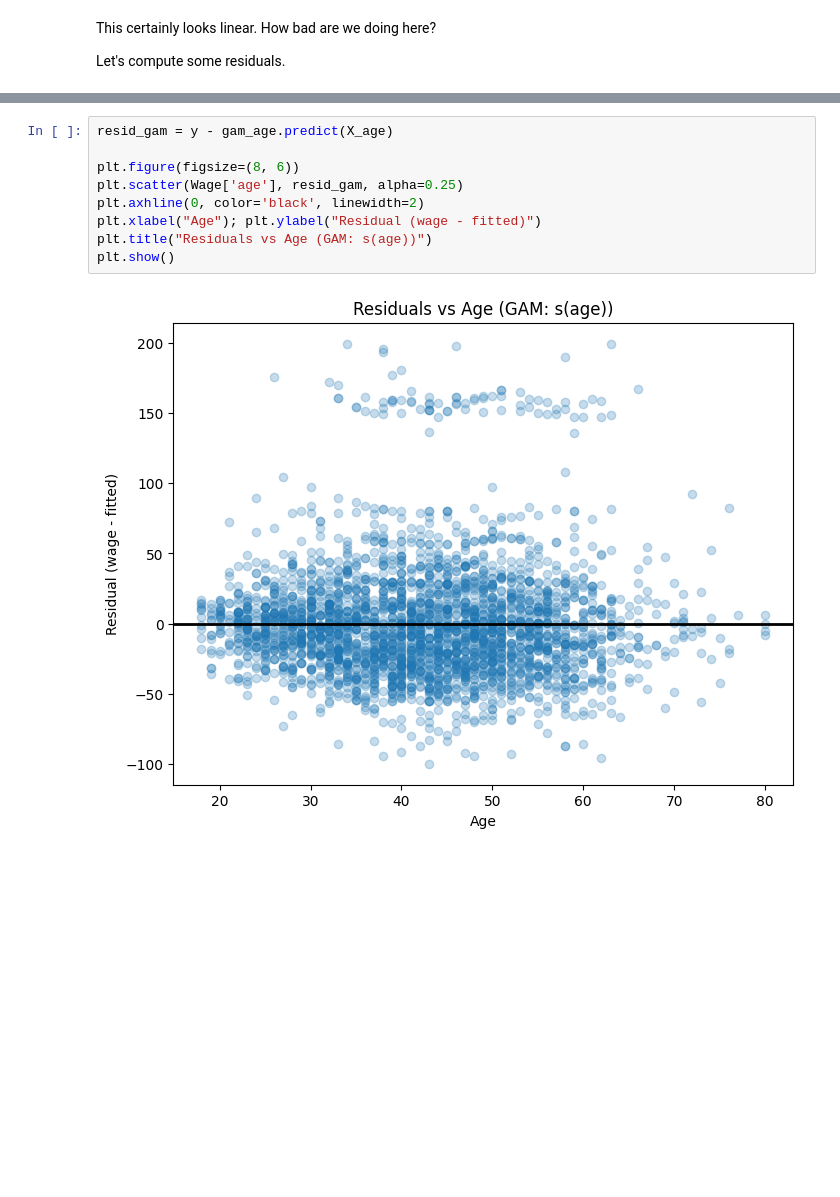
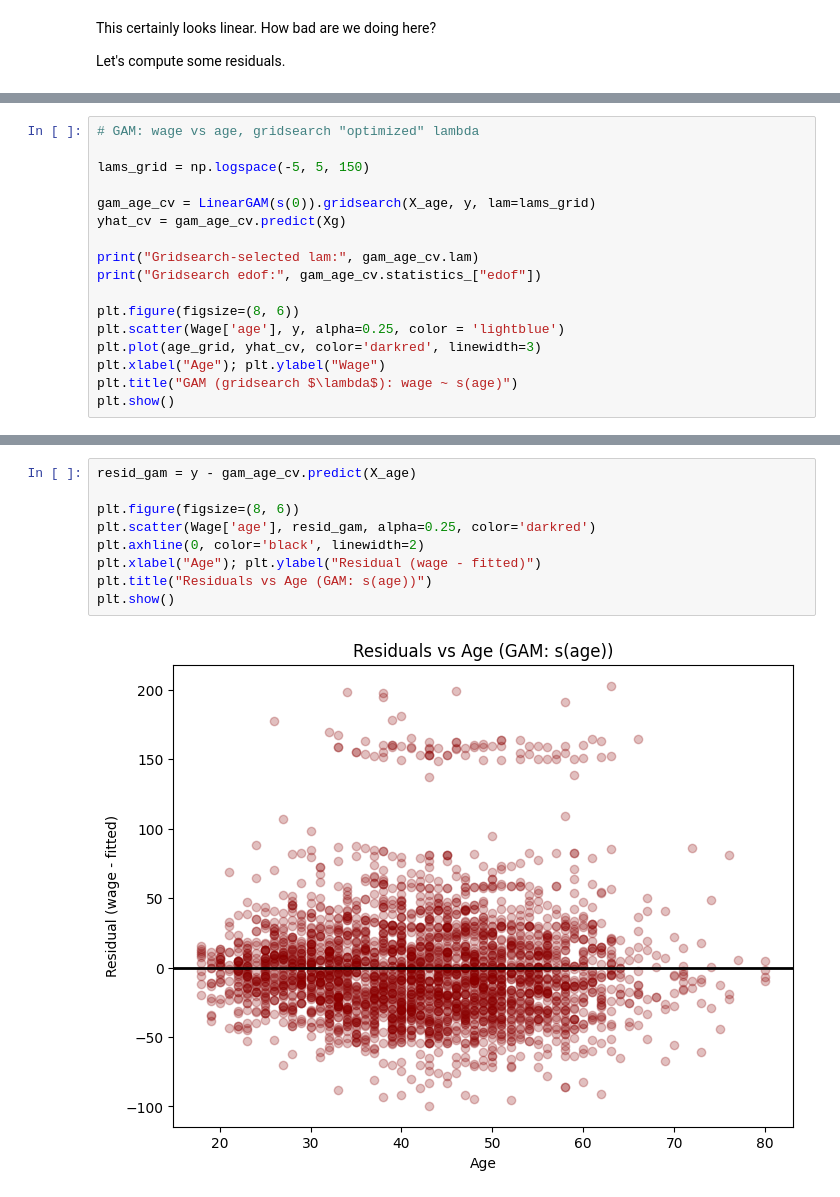
Before and after one commit to AdaptiveMesh/GAM_intro, a Jupyter notebook: gam_prep.ipynb, the cells around one changed output, grey strips where cells are left out. Drawn from its saved outputs; the diff is of its cells as text; blank space fills up the shorter version.

```diff
--- a/gam_prep.ipynb
+++ b/gam_prep.ipynb
@@ -129,0 +189,17 @@ plt.show()
+# %%
+# GAM: wage vs age, gridsearch "optimized" lambda
+
+lams_grid = np.logspace(-5, 5, 150)
+
+gam_age_cv = LinearGAM(s(0)).gridsearch(X_age, y, lam=lams_grid)
+yhat_cv = gam_age_cv.predict(Xg)
+
+print("Gridsearch-selected lam:", gam_age_cv.lam)
+print("Gridsearch edof:", gam_age_cv.statistics_["edof"])
+
+plt.figure(figsize=(8, 6))
+plt.scatter(Wage['age'], y, alpha=0.25, color = 'lightblue')
+plt.plot(age_grid, yhat_cv, color='darkred', linewidth=3)
+plt.xlabel("Age"); plt.ylabel("Wage")
+plt.title("GAM (gridsearch $\lambda$): wage ~ s(age)")
+plt.show()
@@ -130,14 +227,14 @@ plt.show()
 # %%
-resid_gam = y - gam_age.predict(X_age)
+resid_gam = y - gam_age_cv.predict(X_age)
 
 plt.figure(figsize=(8, 6))
-plt.scatter(Wage['age'], resid_gam, alpha=0.25)
+plt.scatter(Wage['age'], resid_gam, alpha=0.25, color='darkred')
 plt.axhline(0, color='black', linewidth=2)
 plt.xlabel("Age"); plt.ylabel("Residual (wage - fitted)")
 plt.title("Residuals vs Age (GAM: s(age))")
 plt.show()
 # %% [output]
-[figure, old version]
+[figure, new version]
 # %%
 # fit age year
 
```
Also changed, not shown: parts of 18 cells of this notebook.
